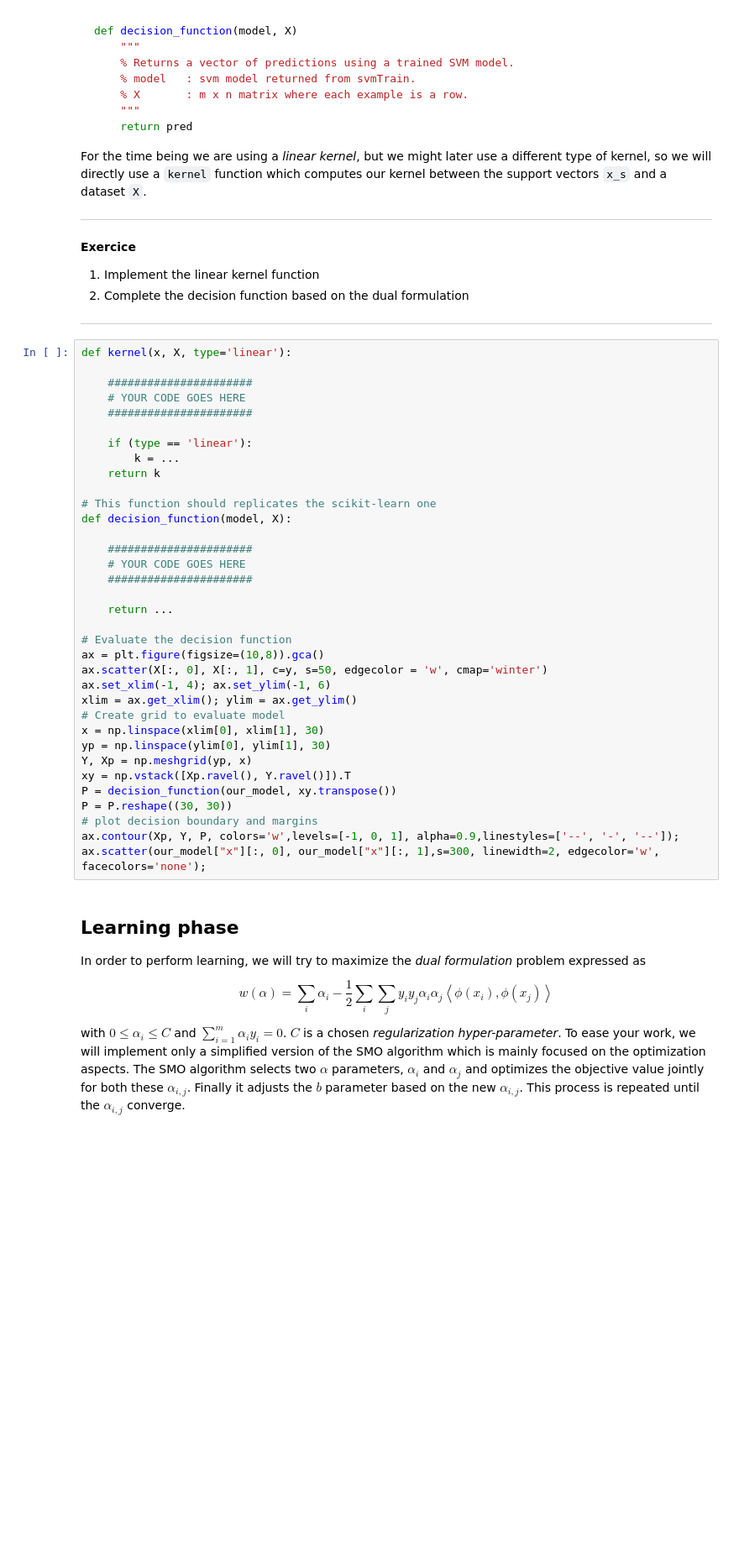
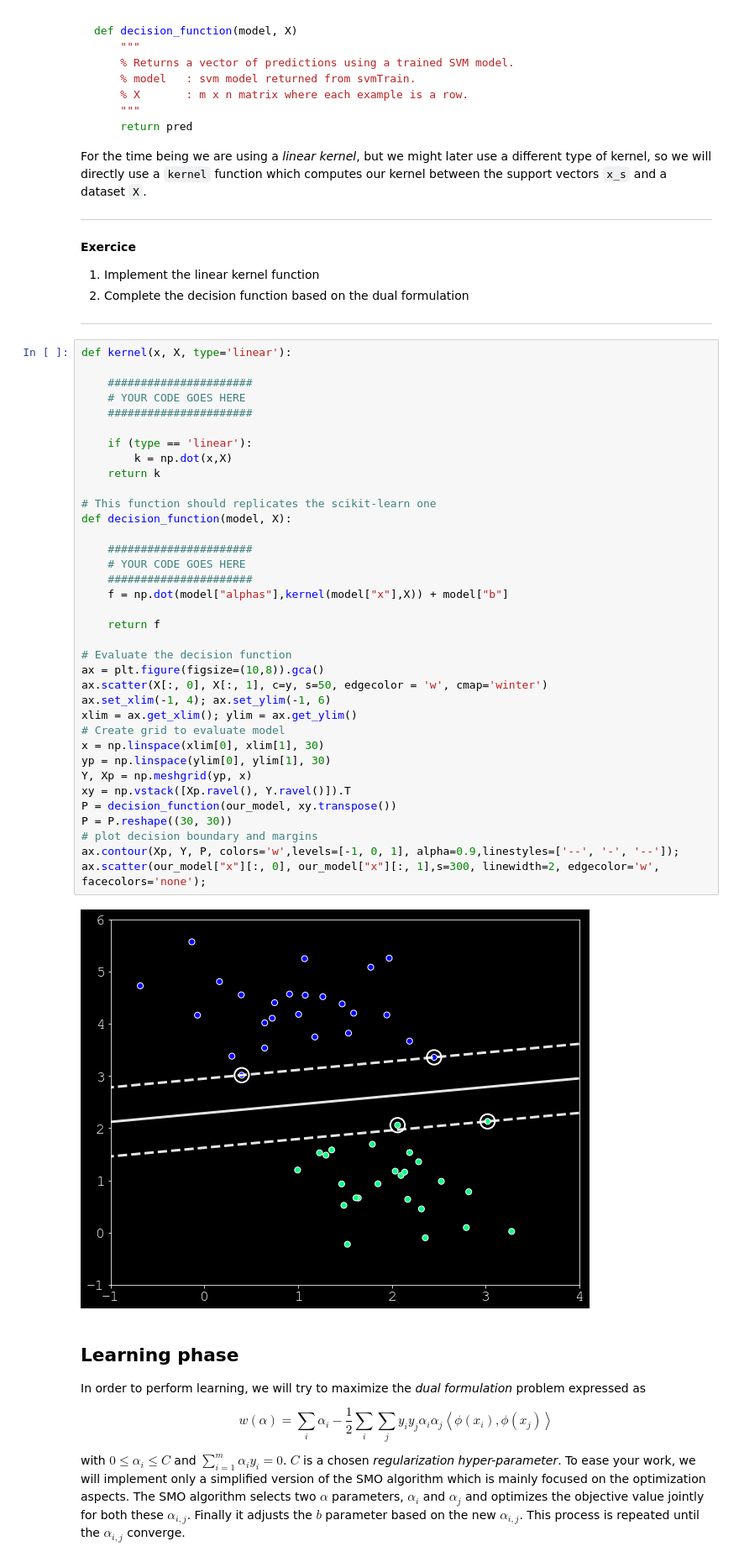
Before and after one commit to MathildeLbvr/atiam_ml, a Jupyter notebook: 03_support_vector_machines.ipynb, the cells around one changed output. Shown: that part at 84% size. Drawn from its saved outputs; the diff is of its cells as text; blank space fills up the shorter version.

```diff
--- a/03_support_vector_machines.ipynb
+++ b/03_support_vector_machines.ipynb
@@ -283,35 +286,38 @@ def kernel(x, X, type='linear'):
     ######################
     # YOUR CODE GOES HERE
     ######################
 
     if (type == 'linear'):
-        k = ...
+        k = np.dot(x,X)
     return k
 
 # This function should replicates the scikit-learn one
 def decision_function(model, X):
 
     ######################
     # YOUR CODE GOES HERE
     ######################
+    f = np.dot(model["alphas"],kernel(model["x"],X)) + model["b"]
 
-    return ...
+    return f
 
 # Evaluate the decision function
 ax = plt.figure(figsize=(10,8)).gca()
 ax.scatter(X[:, 0], X[:, 1], c=y, s=50, edgecolor = 'w', cmap='winter')
 ax.set_xlim(-1, 4); ax.set_ylim(-1, 6)
 xlim = ax.get_xlim(); ylim = ax.get_ylim()
 # Create grid to evaluate model
 x = np.linspace(xlim[0], xlim[1], 30)
 yp = np.linspace(ylim[0], ylim[1], 30)
 Y, Xp = np.meshgrid(yp, x)
 xy = np.vstack([Xp.ravel(), Y.ravel()]).T
 P = decision_function(our_model, xy.transpose())
 P = P.reshape((30, 30))
 # plot decision boundary and margins
 ax.contour(Xp, Y, P, colors='w',levels=[-1, 0, 1], alpha=0.9,linestyles=['--', '-', '--']);
 ax.scatter(our_model["x"][:, 0], our_model["x"][:, 1],s=300, linewidth=2, edgecolor='w', facecolors='none');
+# %% [output]
+[figure, added]
 # %% [markdown]
 ## Learning phase
 
```
Also changed, not shown: parts of 19 cells of this notebook, 2 other files.
